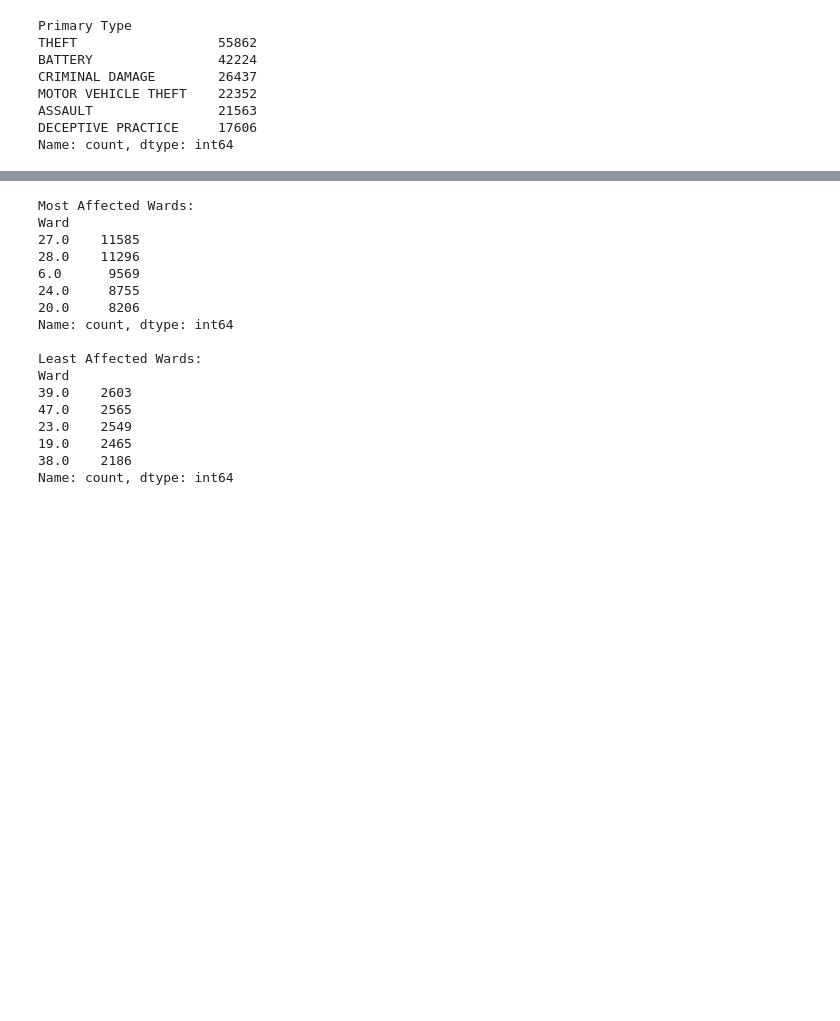
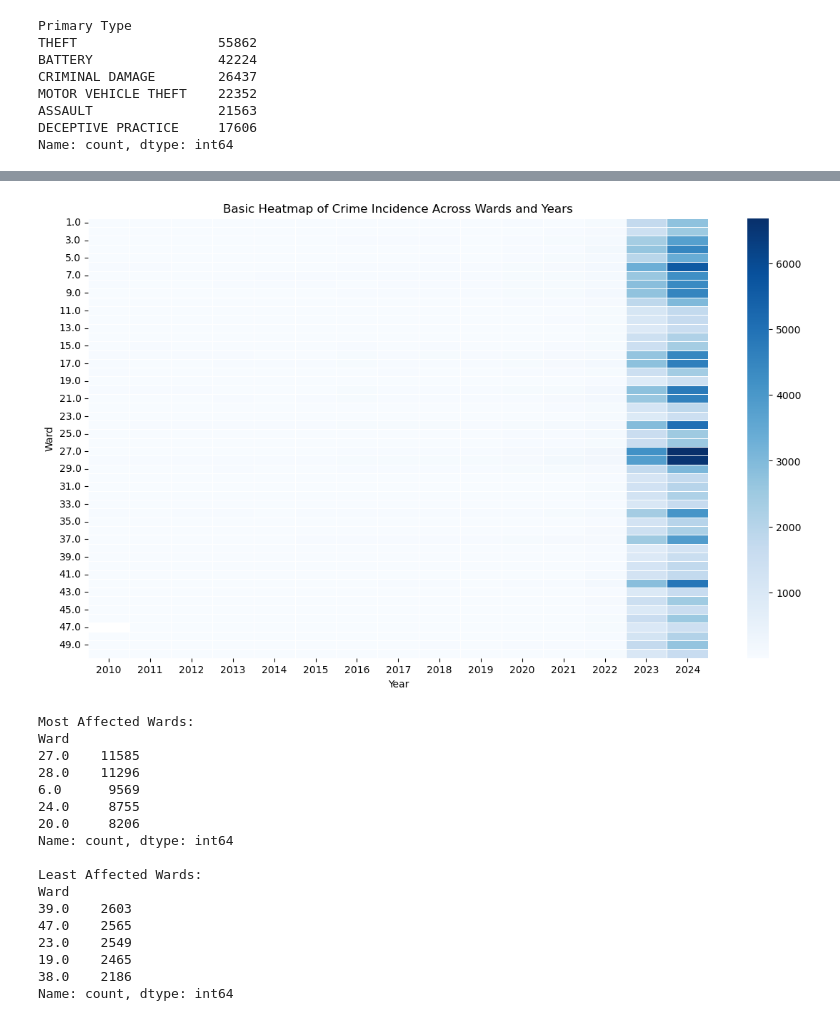
Before and after one commit to ktg8080/Project_1, a Jupyter notebook: data/crimes.ipynb, the cells around one changed output, grey strips where cells are left out. Cells and saved outputs as stored; diff of their text form; code cells hidden in the pictures; blank space fills up the shorter version.

Commit message:
updated crimes file

```diff
--- a/data/crimes.ipynb
+++ b/data/crimes.ipynb
@@ -54,3 +86,20 @@ Name: count, dtype: int64
+# %%
+# Group by 'Ward' and 'Year' to count the number of crimes in each ward per year
+ward_year_crime_counts = crime_df.groupby(['Ward', 'Year']).size().unstack()
+
+# Create a basic heatmap
+plt.figure(figsize=(14, 8))
+sns.heatmap(ward_year_crime_counts, cmap="Blues", linewidths=.5)
+
+# Add title and labels
+plt.title('Basic Heatmap of Crime Incidence Across Wards and Years')
+plt.xlabel('Year')
+plt.ylabel('Ward')
+
+# Display the plot
+plt.show()
+# %% [output]
+[figure, added]
 # %%
 ward_crime_counts = crime_df['Ward'].value_counts()
 most_affected_wards = ward_crime_counts.head()
```
Also changed, not shown: parts of 14 cells of this notebook.
